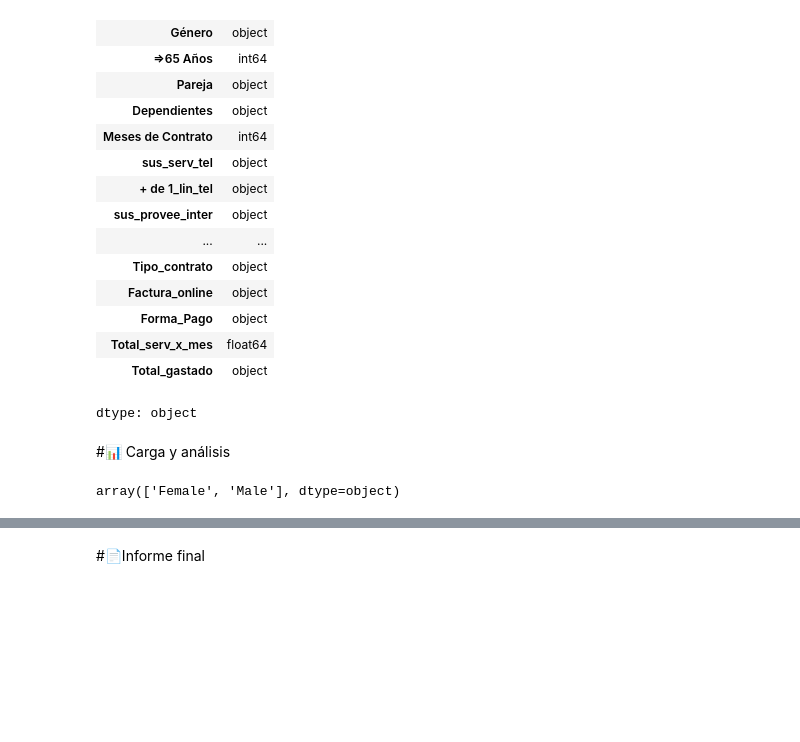
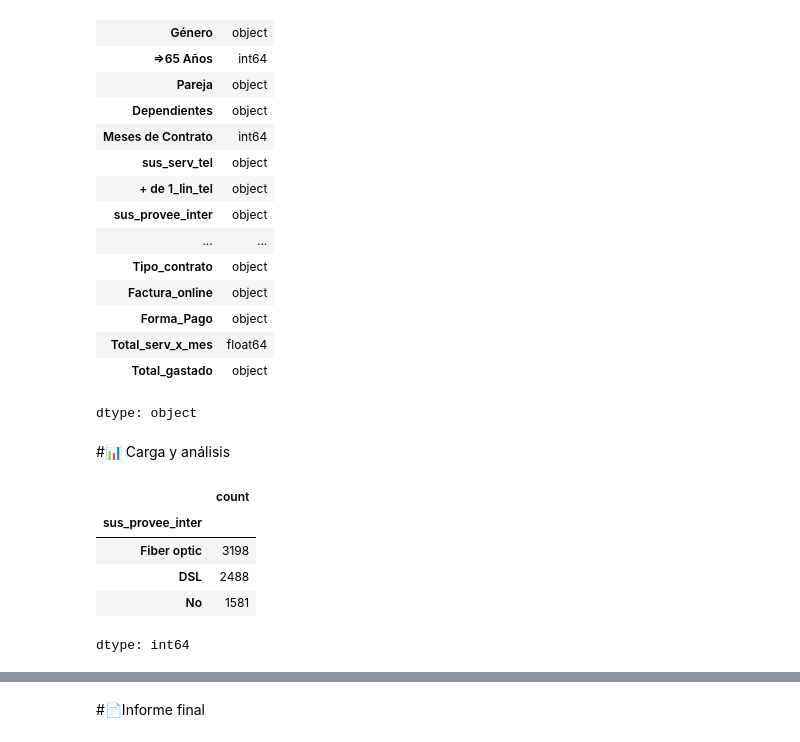
Before and after one commit to Charlymanuk/DESAFIO-TELECOM, a Jupyter notebook: TelecomX_LATAM.ipynb, the cells around one changed output, grey strips where cells are left out. Cells and saved outputs as stored; diff of their text form; code cells hidden in the pictures; blank space fills up the shorter version.

```diff
--- a/TelecomX_LATAM.ipynb
+++ b/TelecomX_LATAM.ipynb
@@ -111,7 +132,14 @@ df_renombrado.dtypes
 dtype: object
 # %% [markdown]
 #📊 Carga y análisis
-# %%
-pd.unique(df_renombrado['Género'])
-# %% [output]
-array(['Female', 'Male'], dtype=object)
+# %%
+#TIPOS DE PROVEEDORES DE INTERNET
+tipo_de_internet = df_renombrado['sus_provee_inter'].value_counts()
+tipo_de_internet
+# %% [output]
+|  | count |
+| sus_provee_inter |  |
+| Fiber optic | 3198 |
+| DSL | 2488 |
+| No | 1581 |
+dtype: int64
```
Also changed, not shown: parts of 5 cells of this notebook.
